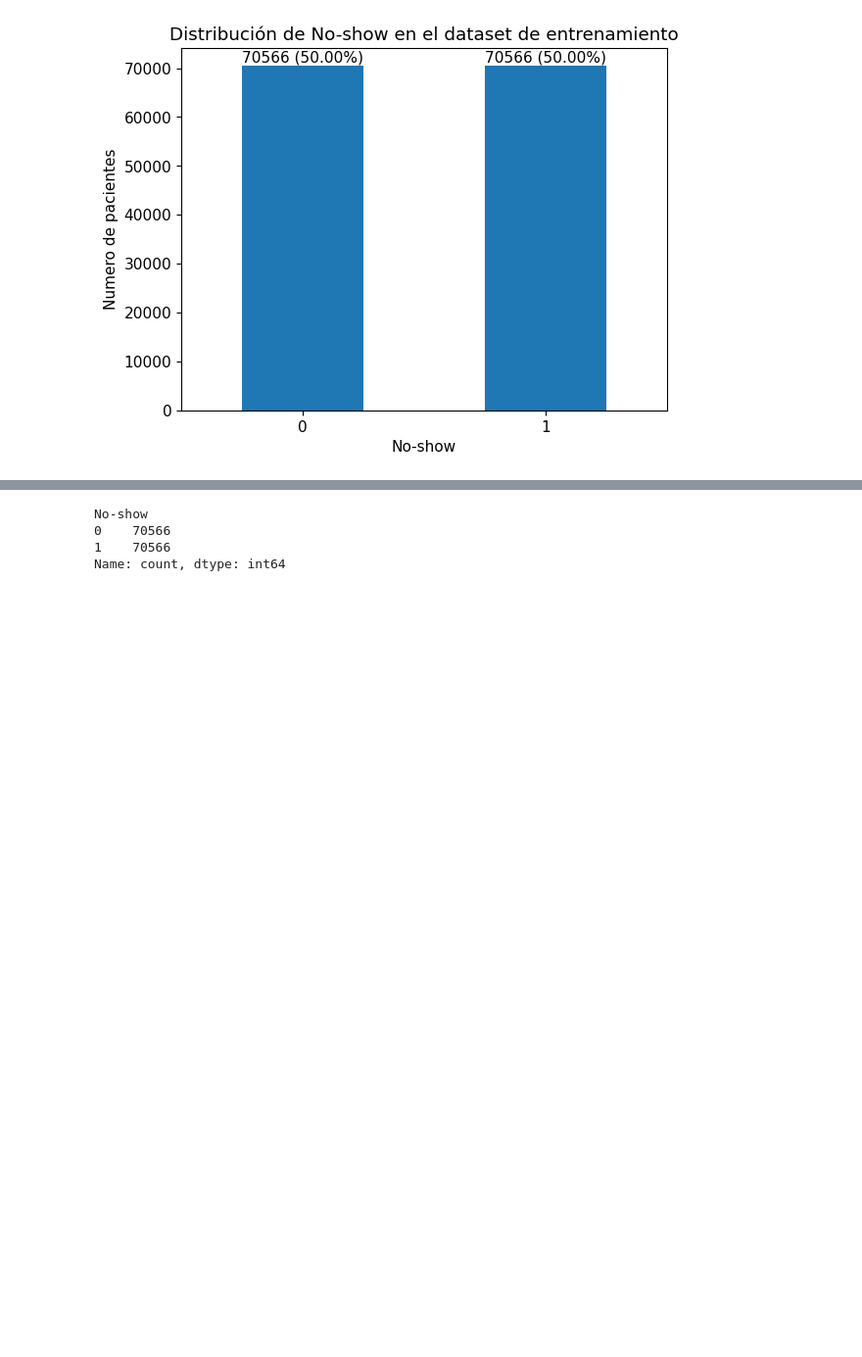
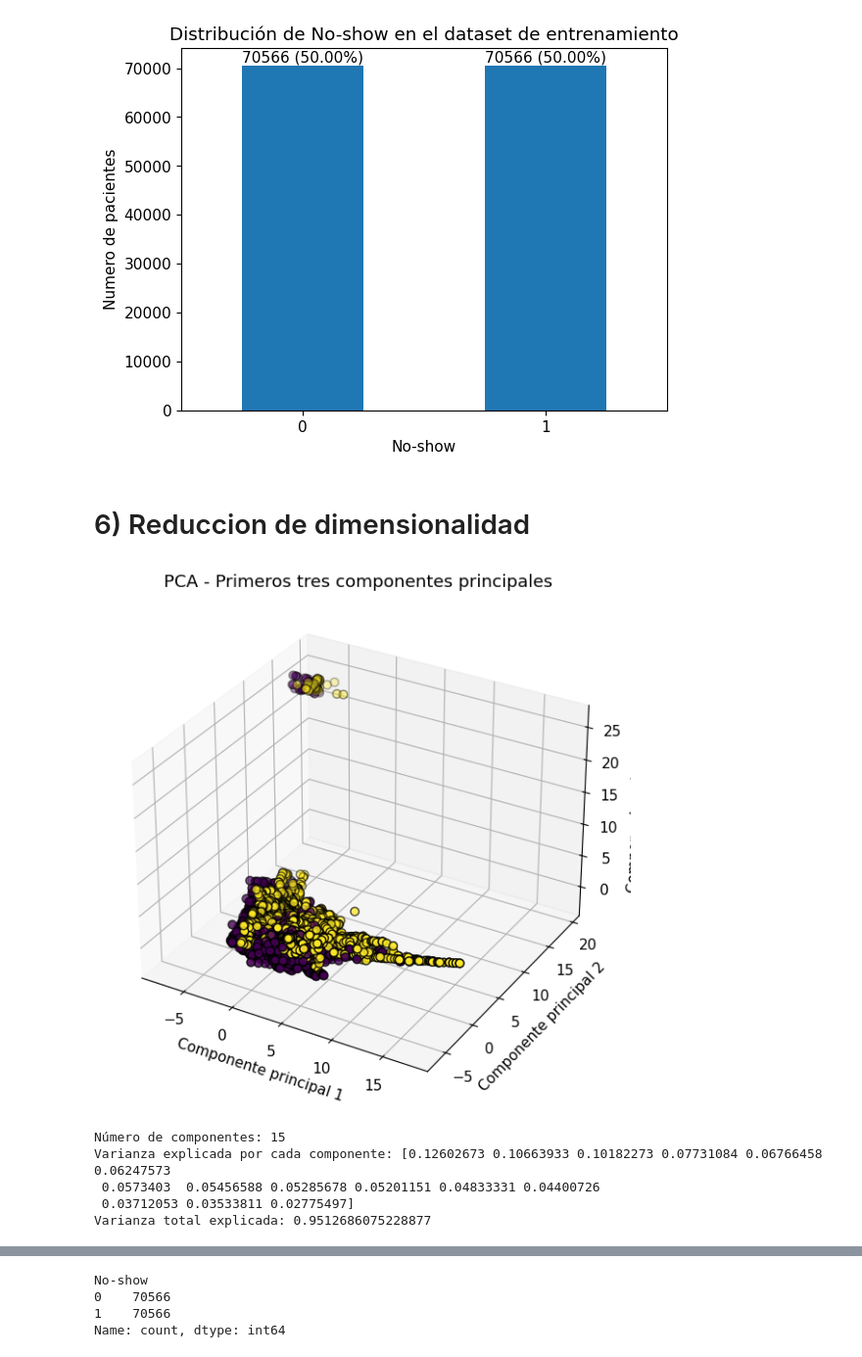
Before and after one commit to SValduezaL/TFM-Master-IA-INESDI, a Jupyter notebook: BBDD Kaagle/predicción_ inasistencia_v2.ipynb, the cells around one changed output, grey strips where cells are left out. Shown at 98% size. Cells and saved outputs as stored; diff of their text form; code cells hidden in the pictures; blank space fills up the shorter version.

```diff
--- a/BBDD Kaagle/predicción_ inasistencia_v2.ipynb
+++ b/BBDD Kaagle/predicción_ inasistencia_v2.ipynb
@@ -452,4 +447,35 @@ for i, count in enumerate(class_counts):
 plt.show()
 # %% [output]
 [figure]
+# %% [markdown]
+# 6) Reduccion de dimensionalidad
+# %%
+# Aplicar PCA para reducir la dimensionalidad mientras se conserva la mayor cantidad de varianza posible
+pca = PCA(n_components=0.95) # Seleccionar el número de componentes que conservan el 99% de la varianza
+
+# Ajustar y transformar los datos de entrenamiento
+X_balanced_scaled = pca.fit_transform(X_balanced_scaled)
+X_test_scaled = pca.transform(X_test_scaled)
+
+# Graficar los primeros tres componentes principales en un gráfico 3D
+fig = plt.figure(figsize=(15, 10))
+ax = fig.add_subplot(111, projection='3d')
+ax.scatter(X_balanced_scaled[:, 0], X_balanced_scaled[:, 1], X_balanced_scaled[:, 2], c=y_balanced, cmap='viridis', edgecolor='k', s=40)
+ax.set_title('PCA - Primeros tres componentes principales')
+ax.set_xlabel('Componente principal 1')
+ax.set_ylabel('Componente principal 2')
+ax.set_zlabel('Componente principal 3')
+plt.show()
+
+# Imprimir la cantidad de componentes y la varianza explicada
+print(f"Número de componentes: {pca.n_components_}")
+print(f"Varianza explicada por cada componente: {pca.explained_variance_ratio_}")
+print(f"Varianza total explicada: {np.sum(pca.explained_variance_ratio_)}")
+# %% [output]
+[figure, added]
+Número de componentes: 15
+Varianza explicada por cada componente: [0.12602673 0.10663933 0.10182273 0.07731084 0.06766458 0.06247573
+ 0.0573403  0.05456588 0.05285678 0.05201151 0.04833331 0.04400726
+ 0.03712053 0.03533811 0.02775497]
+Varianza total explicada: 0.9512686075228877
 # %% [markdown]
```
Also changed, not shown: parts of 11 cells of this notebook.
